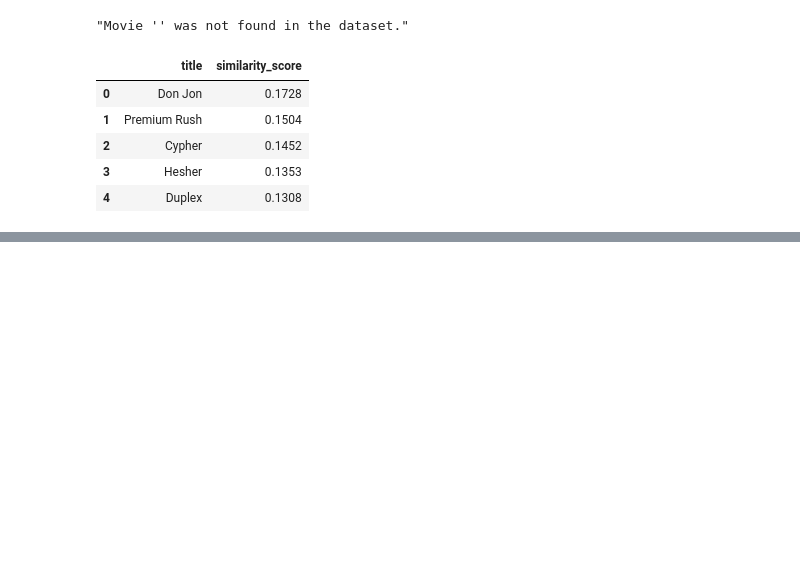
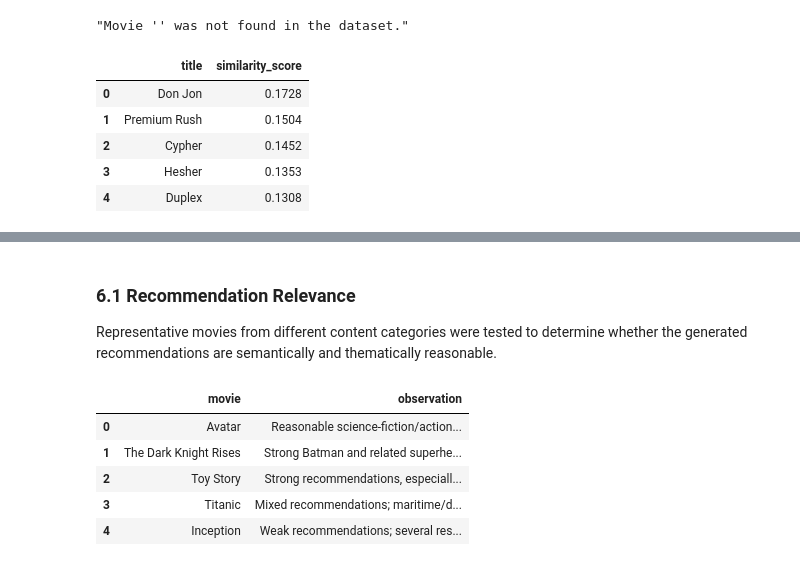
Before and after one commit to Mozammil-Ansary/CineMovie-Recommendation-System, a Jupyter notebook: notebooks/02_recommendation_model.ipynb, the cells around one changed output, grey strips where cells are left out. Saved outputs shown, nothing was run; the diff lists cells and outputs as text; code cells hidden in the pictures; blank space fills up the shorter version.

```diff
--- a/notebooks/02_recommendation_model.ipynb
+++ b/notebooks/02_recommendation_model.ipynb
@@ -312,0 +328,34 @@ inception_recommendations
+# %% [markdown]
+### 6.1 Recommendation Relevance
+
+Representative movies from different content categories were tested
+to determine whether the generated recommendations are semantically
+and thematically reasonable.
+# %%
+# Store the representative test cases and our observations.
+evaluation_cases = pd.DataFrame({
+    'movie': [
+        'Avatar',
+        'The Dark Knight Rises',
+        'Toy Story',
+        'Titanic',
+        'Inception'
+    ],
+    'observation': [
+        'Reasonable science-fiction/action recommendations.',
+        'Strong Batman and related superhero recommendations.',
+        'Strong recommendations, especially Toy Story 2 and Toy Story 3.',
+        'Mixed recommendations; maritime/disaster similarity dominates.',
+        'Weak recommendations; several results do not strongly match the core themes.'
+    ]
+})
+
+# Display the evaluation observations.
+evaluation_cases
+# %% [output]
+|  | movie | observation |
+| 0 | Avatar | Reasonable science-fiction/action... |
+| 1 | The Dark Knight Rises | Strong Batman and related superhe... |
+| 2 | Toy Story | Strong recommendations, especiall... |
+| 3 | Titanic | Mixed recommendations; maritime/d... |
+| 4 | Inception | Weak recommendations; several res... |
```
Also changed, not shown: parts of 17 cells of this notebook.
